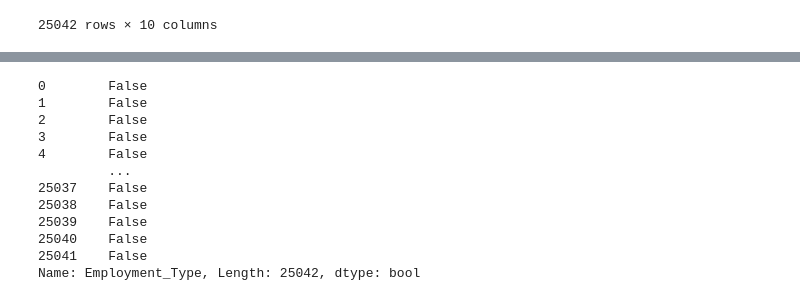
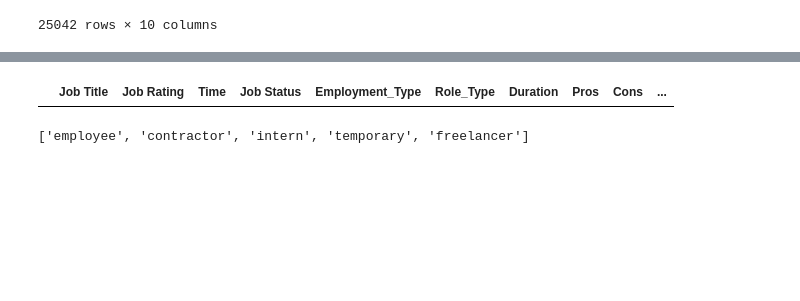
Before and after one commit to Brian342/mergeDataset, a Jupyter notebook: Reviews Project.ipynb, the cells around one changed output, grey strips where cells are left out. Drawn from its saved outputs; the diff is of its cells as text; code cells hidden in the pictures; blank space fills up the shorter version.

```diff
--- a/Reviews Project.ipynb
+++ b/Reviews Project.ipynb
@@ -89,15 +89,4 @@ data2["Employment_Type"].unique().tolist()
 # %%
-data2["Employment_Type"] == "KEY"
+data2[data2["Employment_Type"] == "KEY"]
 # %% [output]
-0        False
-1        False
-2        False
-3        False
-4        False
-         ...
-25037    False
-25038    False
-25039    False
-25040    False
-25041    False
-Name: Employment_Type, Length: 25042, dtype: bool
+|  | Job Title | Job Rating | Time | Job Status | Employment_Type | Role_Type | Duration | Pros | Cons | ... |
@@ -103,0 +97,4 @@ Name: Employment_Type, Length: 25042, dtype: bool
+# %%
+data2["Role_Type"].unique().tolist()
+# %% [output]
+['employee', 'contractor', 'intern', 'temporary', 'freelancer']
```
Also changed, not shown: parts of 5 cells of this notebook.
